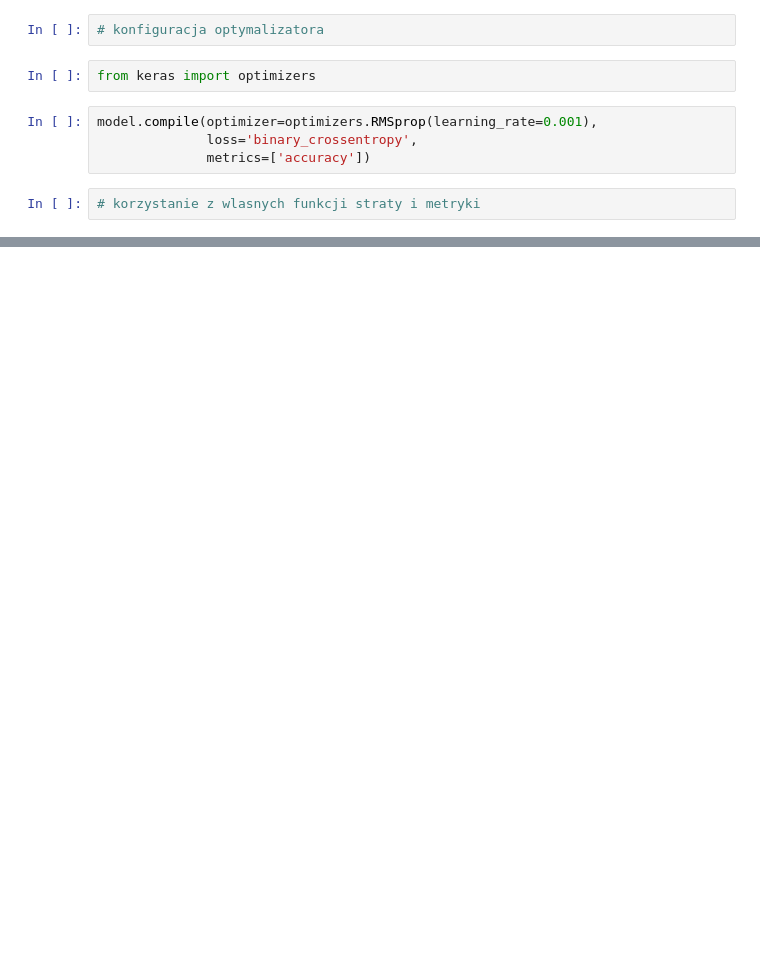
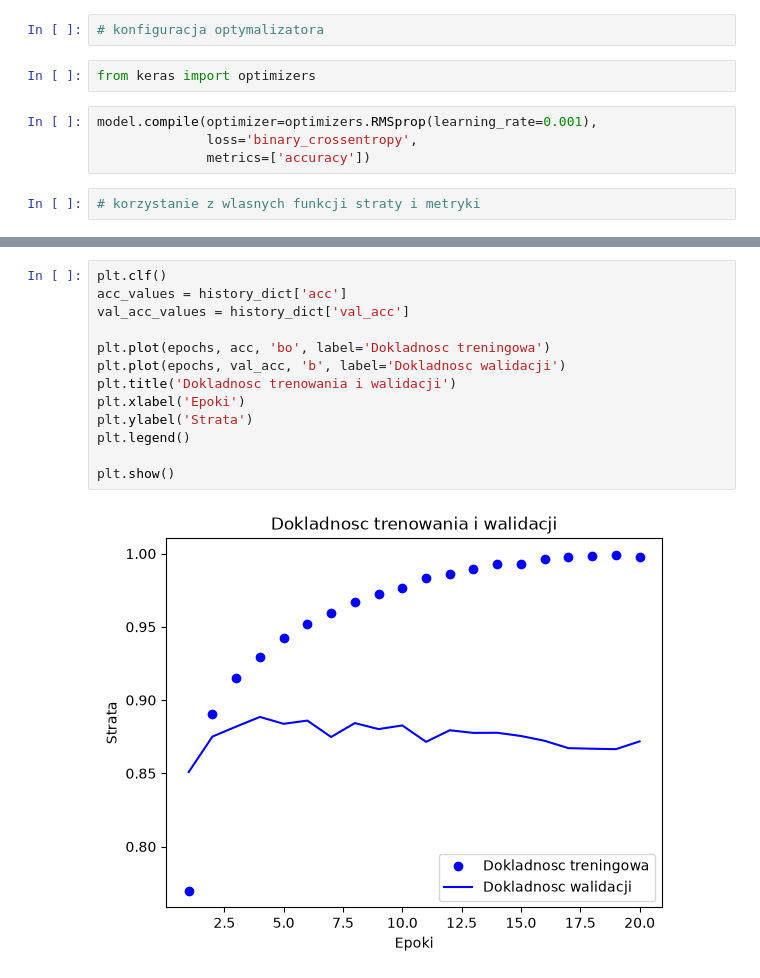
Before and after one commit to michallitwin/python-learning, a Jupyter notebook: python_dl/first_project_dl.ipynb, the cells around one changed output, grey strips where cells are left out. Drawn from its saved outputs; the diff is of its cells as text; blank space fills up the shorter version.

```diff
--- a/python_dl/first_project_dl.ipynb
+++ b/python_dl/first_project_dl.ipynb
@@ -115,0 +177,15 @@ model.compile(optimizer=optimizers.RMSprop(learning_rate=0.001),
+# %%
+plt.clf()
+acc_values = history_dict['acc']
+val_acc_values = history_dict['val_acc']
+
+plt.plot(epochs, acc, 'bo', label='Dokladnosc treningowa')
+plt.plot(epochs, val_acc, 'b', label='Dokladnosc walidacji')
+plt.title('Dokladnosc trenowania i walidacji')
+plt.xlabel('Epoki')
+plt.ylabel('Strata')
+plt.legend()
+
+plt.show()
+# %% [output]
+[figure, added]
```
Also changed, not shown: parts of 59 cells of this notebook, 3 other files.
